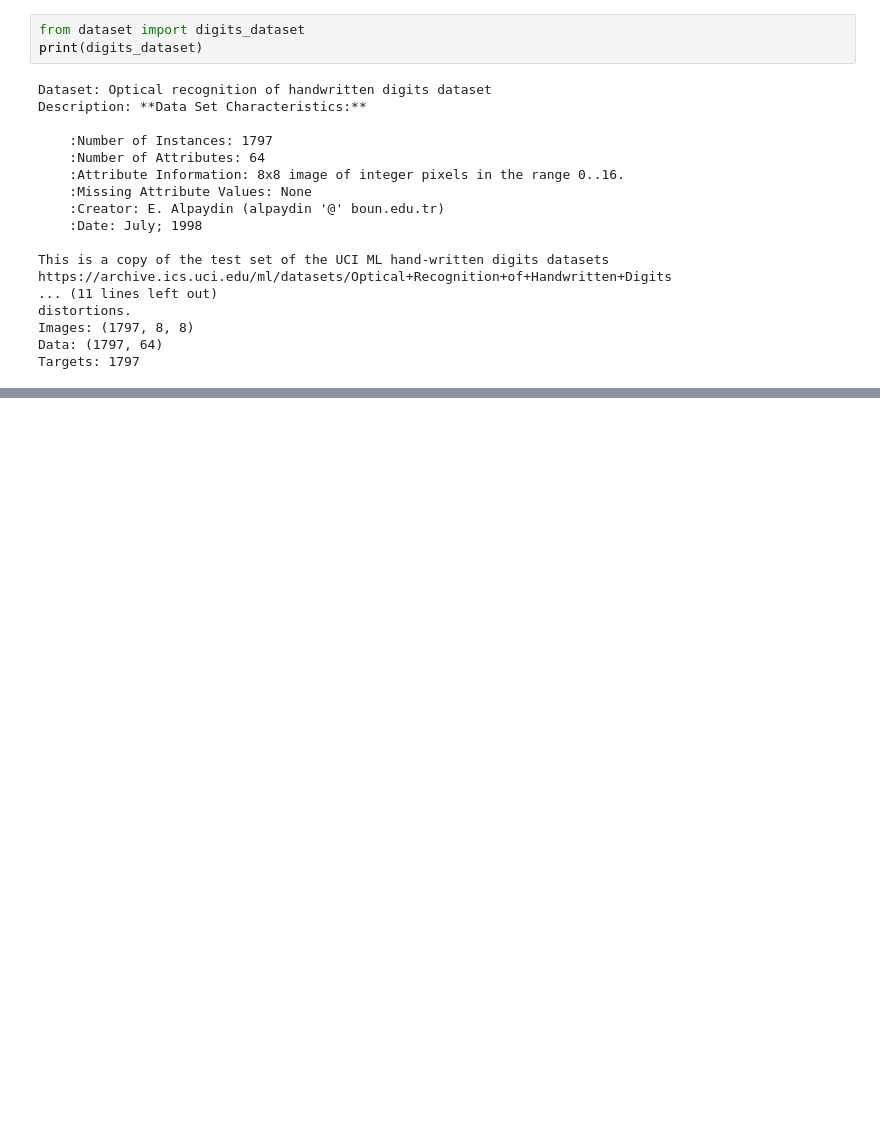
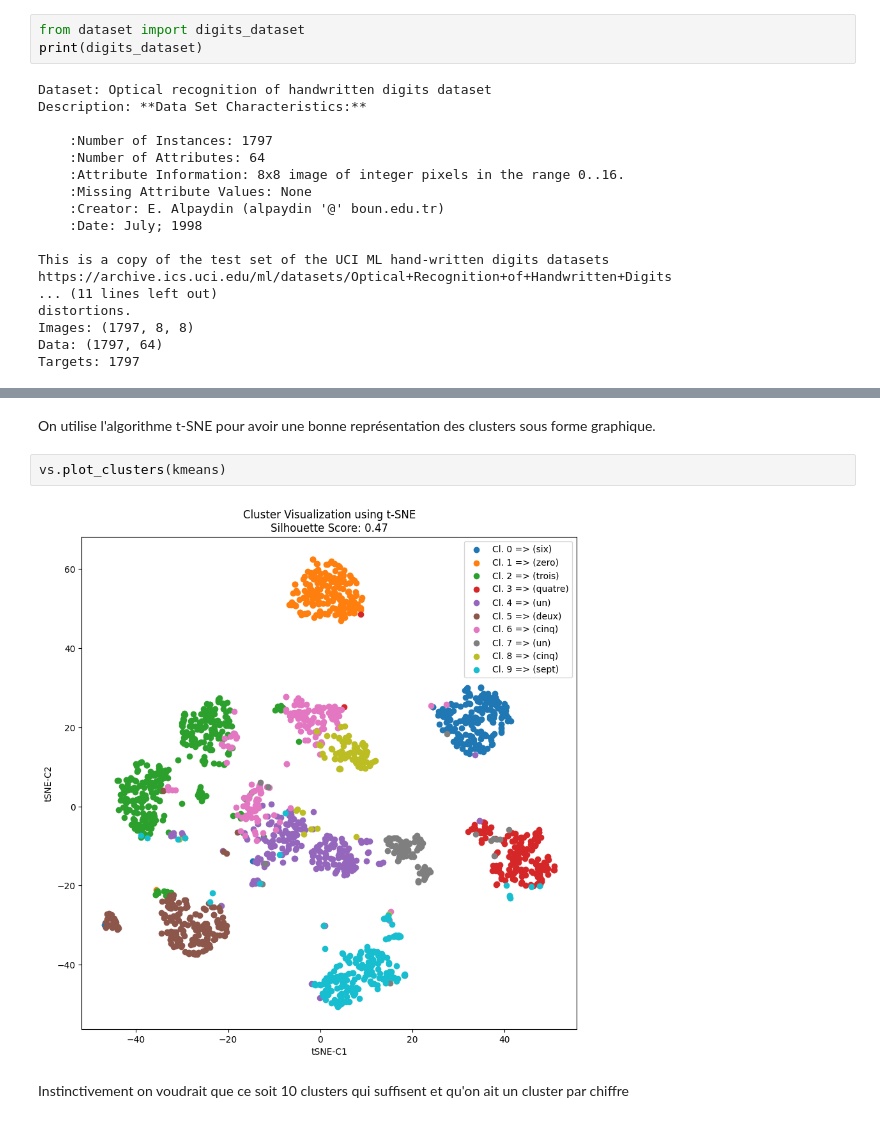
Before and after one commit to Skanx7/PRBI, a Jupyter notebook: projet/projet.ipynb, the cells around one changed output, grey strips where cells are left out. Saved outputs shown, nothing was run; the diff lists cells and outputs as text; blank space fills up the shorter version.

```diff
--- a/projet/projet.ipynb
+++ b/projet/projet.ipynb
@@ -32,0 +80,8 @@ vs.show(amount = 20, colored = False)
+# %% [markdown]
+On utilise l'algorithme t-SNE pour avoir une bonne représentation des clusters sous forme graphique.
+# %%
+vs.plot_clusters(kmeans)
+# %% [output]
+[figure, added]
+# %% [markdown]
+Instinctivement on voudrait que ce soit 10 clusters qui suffisent et qu'on ait un cluster par chiffre
```
Also changed, not shown: parts of 13 cells of this notebook, 2 other files.
